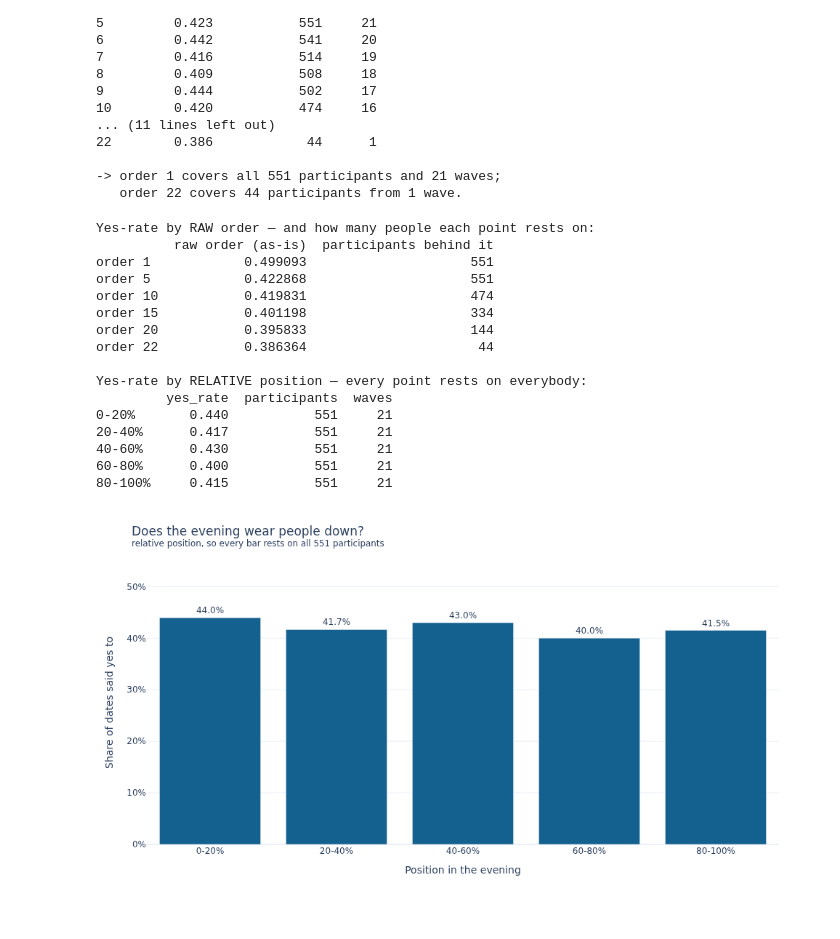
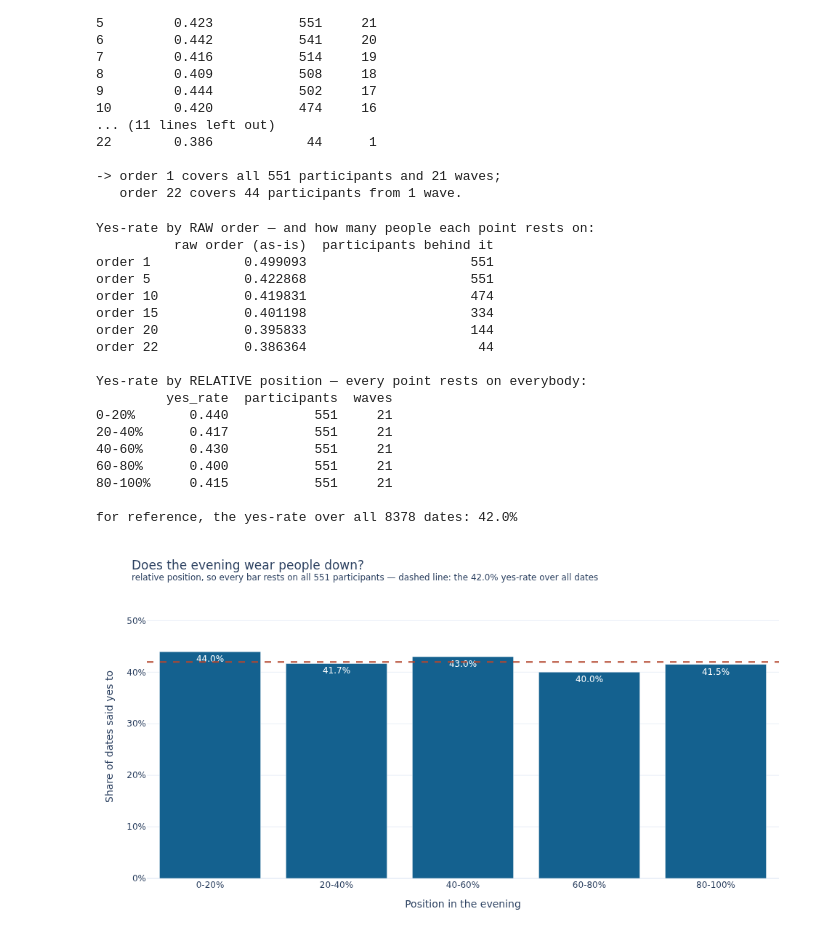
Before and after one commit to paezxavi/jedha_tinder_project, a Jupyter notebook: tinder_project.ipynb, the cells around one changed output. Drawn from its saved outputs; the diff is of its cells as text; code cells hidden in the pictures.

```diff
--- a/tinder_project.ipynb
+++ b/tinder_project.ipynb
@@ -915,6 +1135,7 @@ print('Yes-rate by RAW order — and how many people each point rests on:')
 print(comparison.to_string())
 print('\nYes-rate by RELATIVE position — every point rests on everybody:')
 print(binned.round(3).to_string())
+print(f'\nfor reference, the yes-rate over all {len(timed)} dates: {timed["dec"].mean():.1%}')
 # %% [output]
 Yes-rate by RAW order — and how many people each point rests on:
           raw order (as-is)  participants behind it
@@ -932,19 +1153,24 @@ Yes-rate by RELATIVE position — every point rests on everybody:
 40-60%      0.430           551     21
 60-80%      0.400           551     21
 80-100%     0.415           551     21
+
+for reference, the yes-rate over all 8378 dates: 42.0%
 # %%
 plot_data = binned.reset_index(names='position')
 
 fig = px.bar(plot_data, x='position', y='yes_rate',
              text='yes_rate',
              labels={'position': 'Position in the evening', 'yes_rate': 'Share of dates said yes to'},
              title='Does the evening wear people down?'
-                   '<br><sup>relative position, so every bar rests on all 551 participants</sup>')
-fig.update_traces(texttemplate='%{text:.1%}', textposition='outside', marker_color='#14618F')
+                   f'<br><sup>relative position, so every bar rests on all 551 participants — '
+                   f'dashed line: the {timed["dec"].mean():.1%} yes-rate over all dates</sup>')
+fig.update_traces(texttemplate='%{text:.1%}', textposition='inside',
+                  insidetextanchor='end', textfont_color='white', marker_color='#14618F')
 fig.update_yaxes(tickformat='.0%', range=[0, 0.55])
+fig.add_hline(y=timed['dec'].mean(), line_dash='dash', line_color='#B4472F', line_width=2)
 show(fig, '4_5_relative_position')
 # %% [output]
-[figure, old version]
+[figure, new version]
 # %%
 # The one comparison the wave-length problem does not affect: first against last, computed
 # within each participant. Both dates belong to the same person and the same evening.
```
Also changed, not shown: parts of 23 cells of this notebook, 6 other files.
